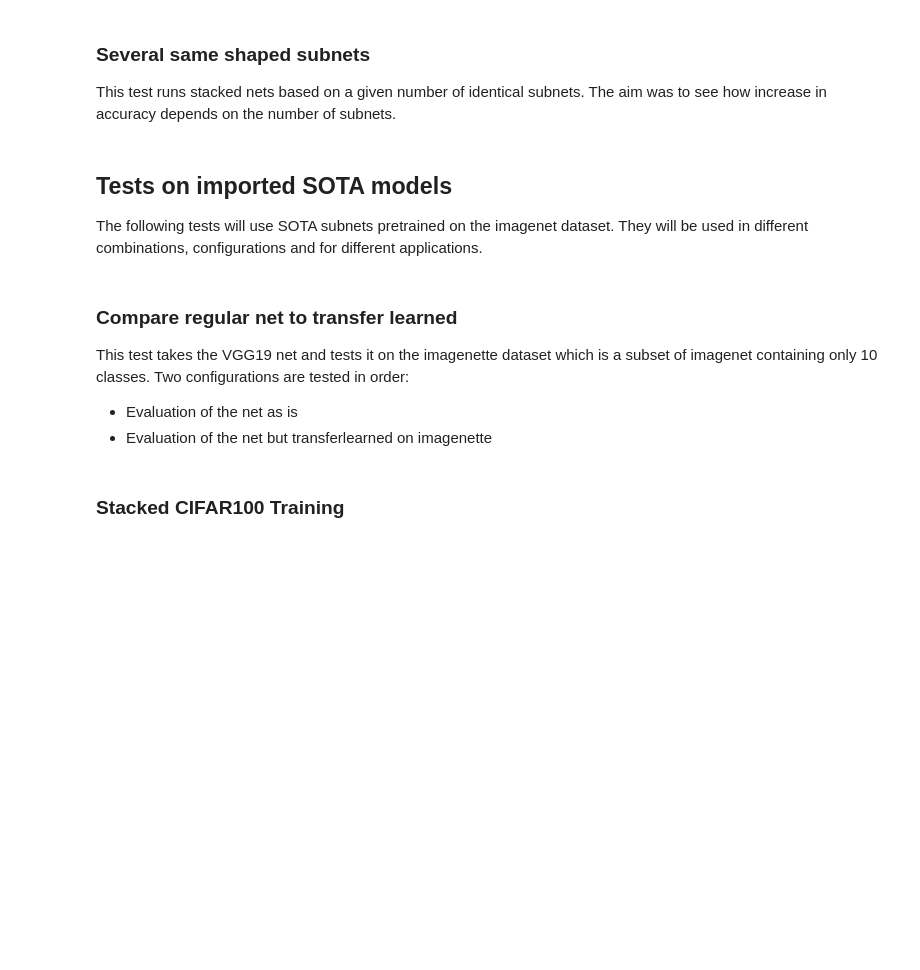
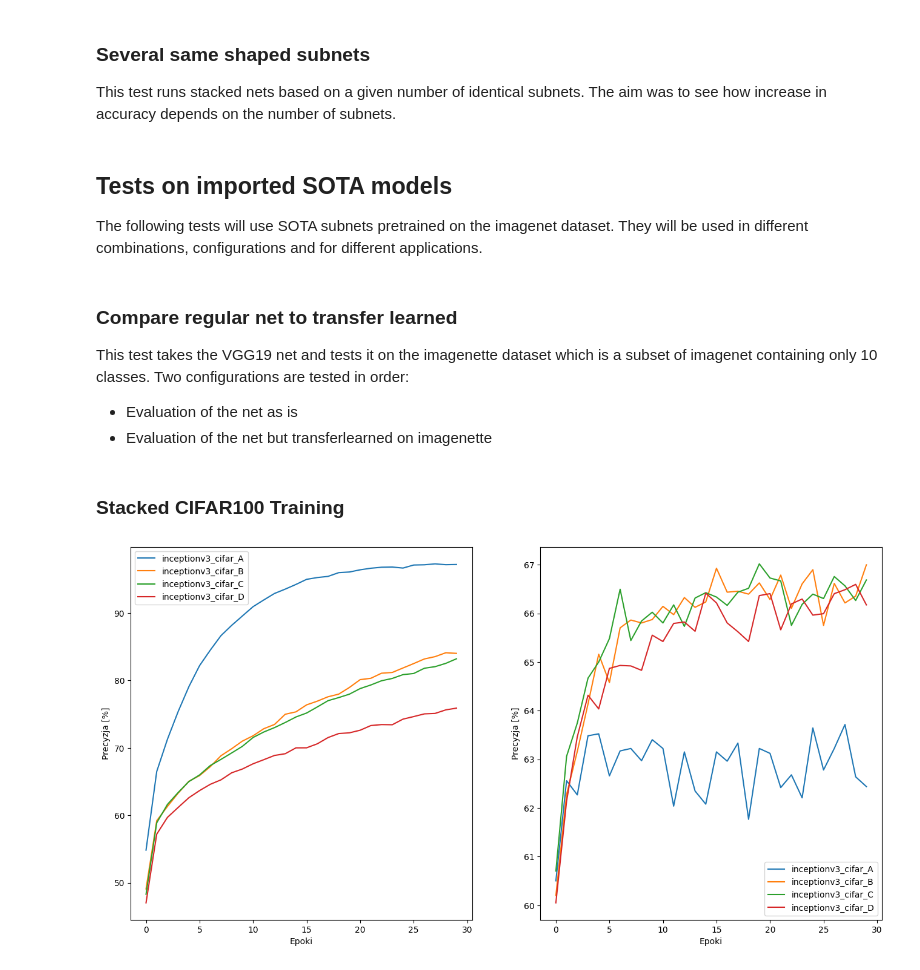
Before and after one commit to Ichtiostega/masters-project, a Jupyter notebook: MastersProject.ipynb, the cells around one changed output. Cells and saved outputs as stored; diff of their text form; code cells hidden in the pictures; blank space fills up the shorter version.

```diff
--- a/MastersProject.ipynb
+++ b/MastersProject.ipynb
@@ -426,4 +446,24 @@ covtype_models_data = fit_multiple_dense(
 # %%
+tl_covtype_models_data = []
+for i, mod in enumerate(covtype_models_data):
+    covtype_stacked_model = define_stacked_model(
+        [mod[1]],
+        [-2],
+        [270, 135, 8],
+    )
+    tl_covtype_models_data.append(
+        fit_model(
+            f"transfer_covtype_{i+1}",
+            covtype_stacked_model,
+            [xtr],
+            ytr,
+            validation_data=([xts], yts),
+            epochs=100,
+            batch_size=256,
+            verbose=1,
+        )
+    )
+
 covtype_stacked_model = define_stacked_model(
     [model_data[1] for model_data in covtype_models_data],
     [-2 for _ in covtype_models_data],
@@ -450,3 +484,9 @@ covtype_stacked_model.evaluate(
+# %%
+for i, (his, mod) in enumerate(tl_covtype_models_data):
+    fig, _ = plot_history(his, "sieci budowanej przez łączenie")
+    fig.savefig(f"tl_covtype_{i+1}.png")
+fig, _ = plot_history(covtype_stacked_history, "sieci budowanej przez łączenie")
+fig.savefig("snn_covtype.png")
 # %% [markdown]
 ### Several same shaped subnets
 This test runs stacked nets based on a given number of identical subnets. The aim was to see how increase in accuracy depends on the number of subnets.
@@ -490,6 +558,10 @@ for submodel_count in range(2, 11):
 fig, ax = plt.subplots(figsize=(8, 8))
 for name, _, history in same_stacked_models:
     plot_acc(history, ax, types=["test"], custom_label=name)
+# %%
+fig, ax = plt.subplots(figsize=(8, 8))
+for name, _, history in identical_stacked_models:
+    plot_acc(history, ax, types=["test"], custom_label=name)
 # %% [markdown]
 ## Tests on imported SOTA models
 The following tests will use SOTA subnets pretrained on the imagenet dataset. They will be used in different combinations, configurations and for different applications.
@@ -651,7 +761,23 @@ for name in [
     "vgg19_cifar_J",
     "vgg19_cifar_K",
     "vgg19_cifar_L",
+    "vgg19_cifar_M",
+    "vgg19_cifar_N",
+    "vgg19_cifar_O",
 ]:
     _, hist = model_load(name)
     plot_acc(hist, tr_ax, types=["train"], custom_label=name)
     plot_acc(hist, ts_ax, types=["test"], custom_label=name)
+# %%
+fig, (tr_ax, ts_ax) = plt.subplots(1, 2, figsize=(16, 8))
+for name in [
+    "inceptionv3_cifar_A",
+    "inceptionv3_cifar_B",
+    "inceptionv3_cifar_C",
+    "inceptionv3_cifar_D",
+]:
+    _, hist = model_load(name)
+    plot_acc(hist, tr_ax, types=["train"], custom_label=name)
+    plot_acc(hist, ts_ax, types=["test"], custom_label=name)
+# %% [output]
+[figure, added]
```
Also changed, not shown: parts of 18 cells of this notebook.
